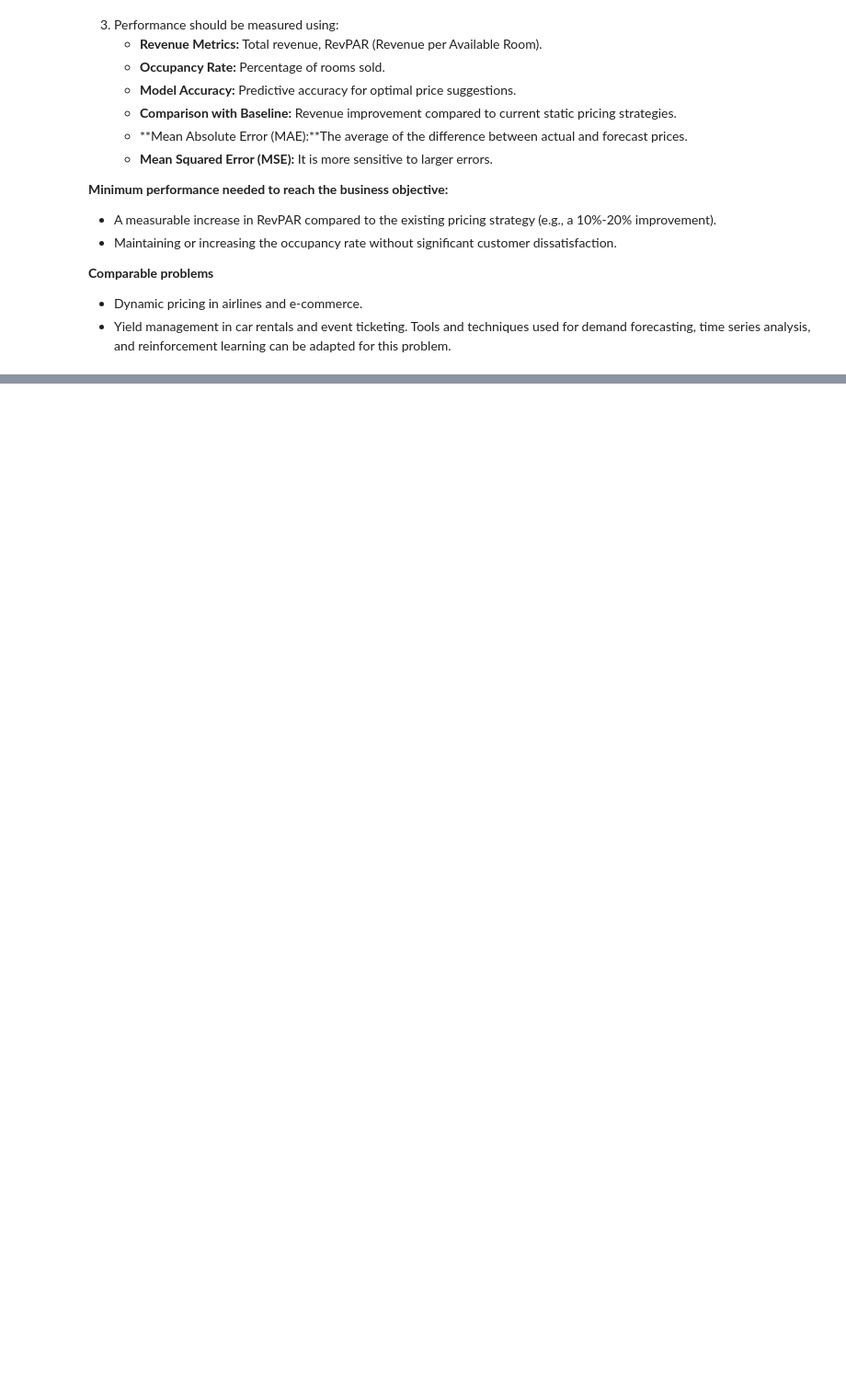
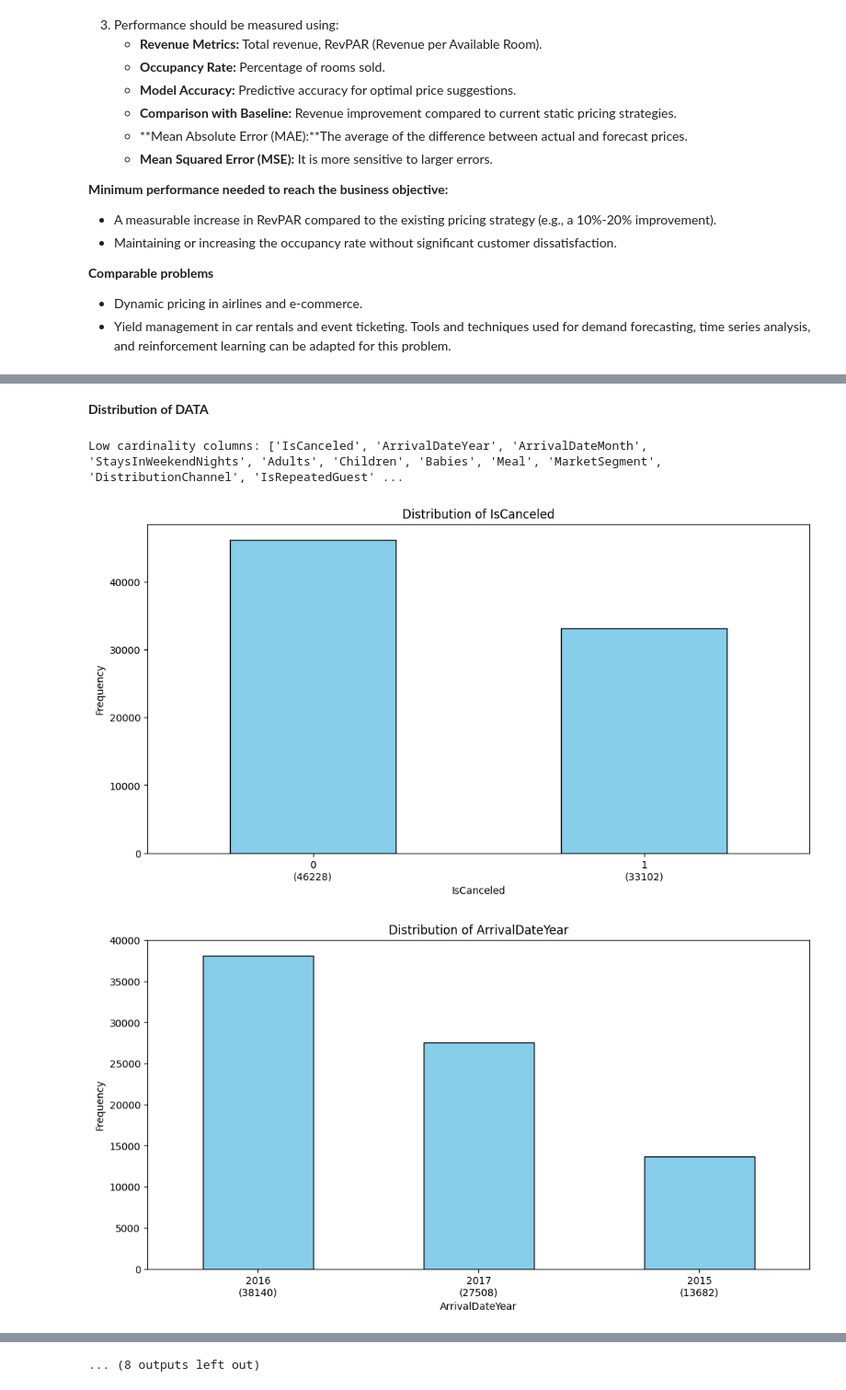
Before and after one commit to enescatagan/HotelDemandAI, a Jupyter notebook: notebooks/main.ipynb, the cells around one changed output, grey strips where cells are left out. Shown at 92% size. Saved outputs shown, nothing was run; the diff lists cells and outputs as text; code cells hidden in the pictures; blank space fills up the shorter version.

Commit message:
Overview of Data

```diff
--- a/notebooks/main.ipynb
+++ b/notebooks/main.ipynb
@@ -104,0 +124,4 @@ Current solutions may include:
+# %%
+# load data
+h1_df = pd.read_csv('../data/H1.csv')    # Resort Hotel
+h2_df = pd.read_csv('../data/H2.csv')    # City Hotel
@@ -104,0 +279,31 @@ Current solutions may include:
+# %% [markdown]
+**Distribution of DATA**
+# %%
+def low_cardinality_columns(df, threshold=15):
+    """Returns the names of columns with low cardinality"""
+    low_card_cols = [col for col in df.columns if df[col].nunique() < threshold]
+    return low_card_cols
+
+
+def plot_low_cardinality_columns(df, col, size=[12, 6], xlabel_angle=0, title=""):
+    """use this for plotting the count of categorical features"""
+    value_counts = df[col].value_counts()
+    plot = value_counts.plot(kind="bar", figsize=size, color='skyblue', edgecolor='black')
+    plot.set_title(title)
+    plot.set_xlabel(col)
+    plot.set_ylabel("Frequency")
+    plot.set_xticklabels([f'{label}\n({count})' for label, count in zip(value_counts.index, value_counts.values)], rotation=xlabel_angle)
+    plt.show()
+
+
+# Low Cardinality columns
+low_card_cols = low_cardinality_columns(h2_df)
+print("Low cardinality columns:", low_card_cols)
+
+# Plot Low Cardinality columns
+for col in low_card_cols:
+    plot_low_cardinality_columns(h2_df, col, title=f"Distribution of {col}")
+# %% [output]
+Low cardinality columns: ['IsCanceled', 'ArrivalDateYear', 'ArrivalDateMonth', 'StaysInWeekendNights', 'Adults', 'Children', 'Babies', 'Meal', 'MarketSegment', 'DistributionChannel', 'IsRepeatedGuest' ...
+[figure, added]
+[figure, added]
@@ -104,0 +319 @@ Current solutions may include:
+... (8 outputs left out)
```
Also changed, not shown: parts of 36 cells of this notebook.
